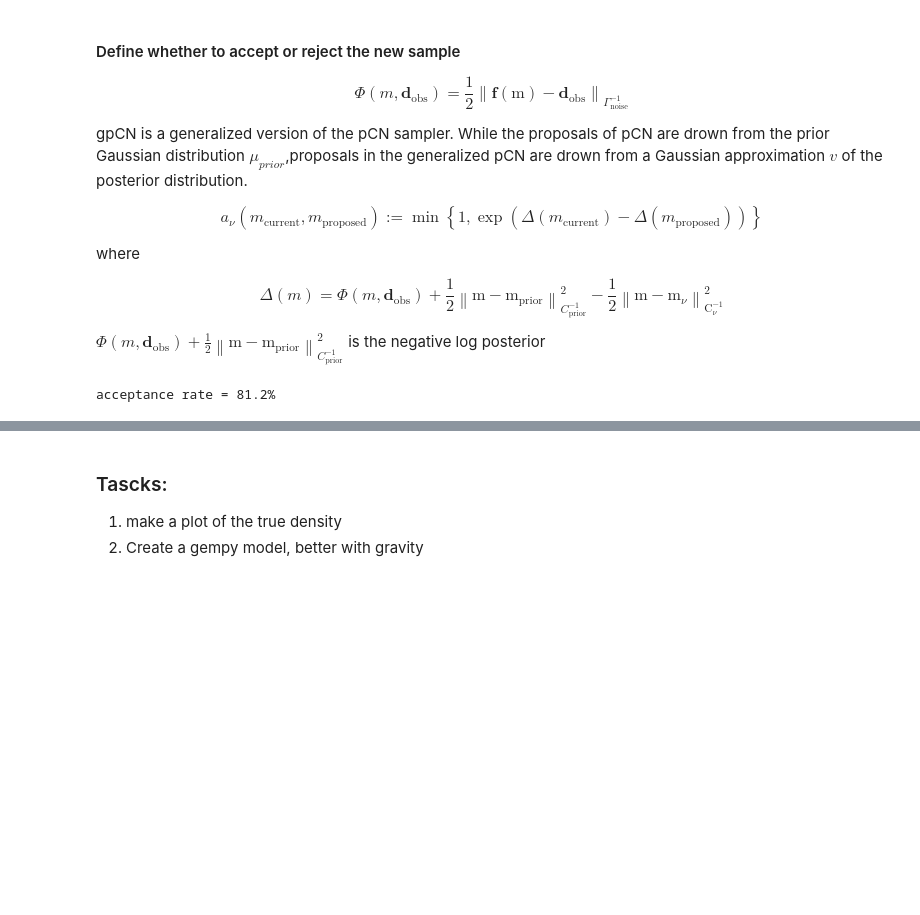
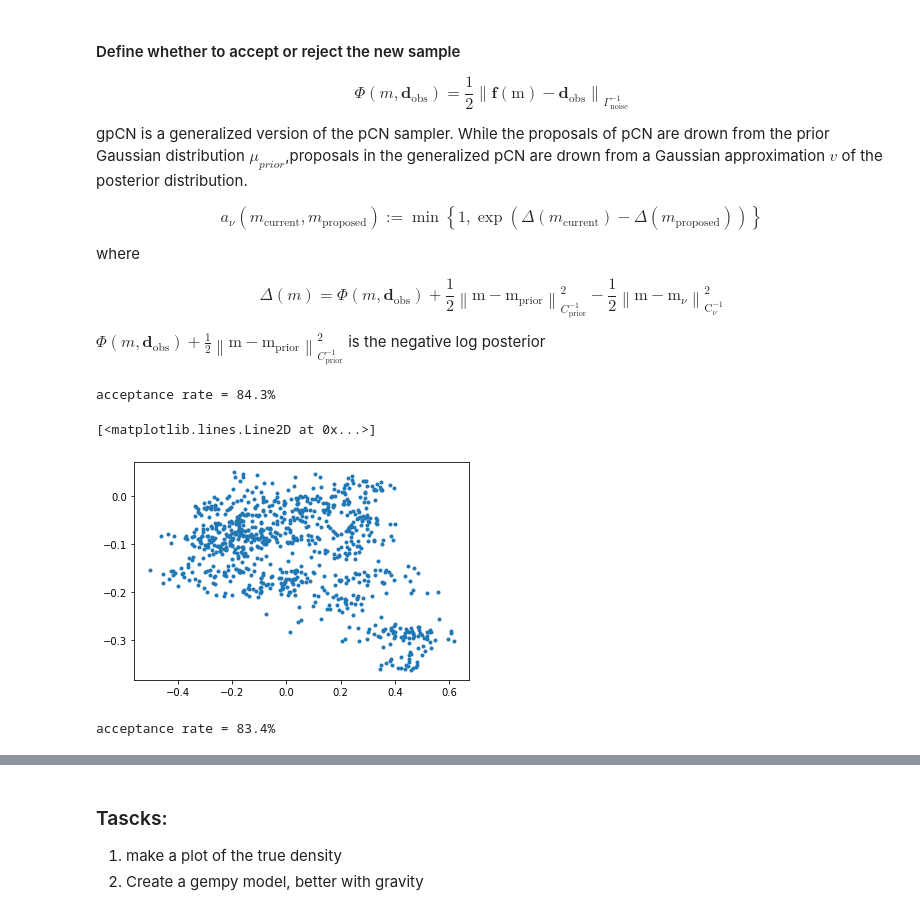
Before and after one commit to GeorgeLiang3/repository1, a Jupyter notebook: Banana_0.6_Bayesian Hessian.ipynb, the cells around one changed output, grey strips where cells are left out. Cells and saved outputs as stored; diff of their text form; code cells hidden in the pictures; blank space fills up the shorter version.

```diff
--- a/Banana_0.6_Bayesian Hessian.ipynb
+++ b/Banana_0.6_Bayesian Hessian.ipynb
@@ -486,6 +487,49 @@ def draw_proposal(m_current):
     return m_proposed
 # %%
 mu_init = [1.,1.]
+# %%
+number_of_steps = 1000
+def run_chain():
+    burn_in = 500
+    steps = number_of_steps
+    k = 0
+    accepted = []
+    rejected = []
+
+    m_current = mu_init  # init m
+
+
+    for k in range(steps+burn_in):
+
+        m_proposed = draw_proposal(m_current)
+
+#         if k%20 == 0:
+#             clear_output();
+#             print(k, "finised")
+
+        if acceptance_gpCN(m_current,m_proposed):
+            m_current = m_proposed
+            if k > burn_in:
+                accepted.append(m_proposed.numpy())
+        else:
+            m_current = m_current
+            rejected.append(m_proposed.numpy())
+
+    return accepted,rejected
+#     print("acceptance rate = %0.1f%%", 100*np.shape(accepted)[0]/steps)
+
+accepted,rejected = run_chain()
+np.shape(accepted)[0]
+print('acceptance rate = %0.1f%%' % (100*np.shape(accepted)[0]/number_of_steps))
+
+accepted = np.array(accepted)
+
+# sns.kdeplot(x_accepted,y_accepted,ax=ax1)
+plt.plot(accepted[:,0],accepted[:,1],'.')
+# %% [output]
+acceptance rate = 84.3%
+[<matplotlib.lines.Line2D at 0x...>]
+[figure, added]
 # %%
 number_of_steps = 10000
 def run_chain():
@@ -522,7 +566,7 @@ accepted,rejected = run_chain()
 np.shape(accepted)[0]
 print('acceptance rate = %0.1f%%' % (100*np.shape(accepted)[0]/number_of_steps))
 # %% [output]
-acceptance rate = 81.2%
+acceptance rate = 83.4%
 # %%
 accepted = np.array(accepted)
 
```
Also changed, not shown: parts of 29 cells of this notebook, 15 other files.
